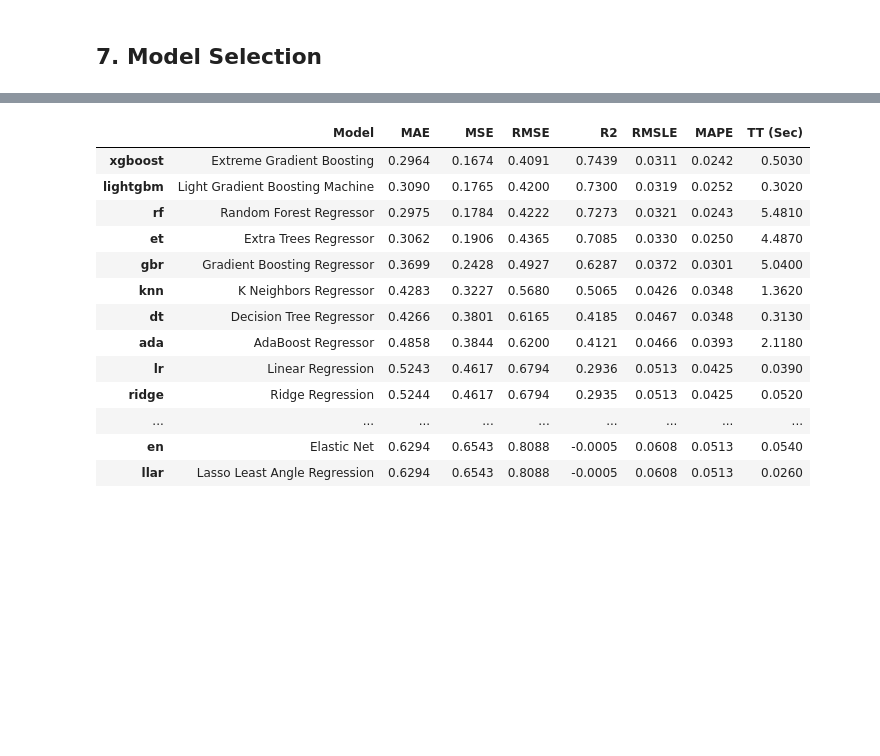
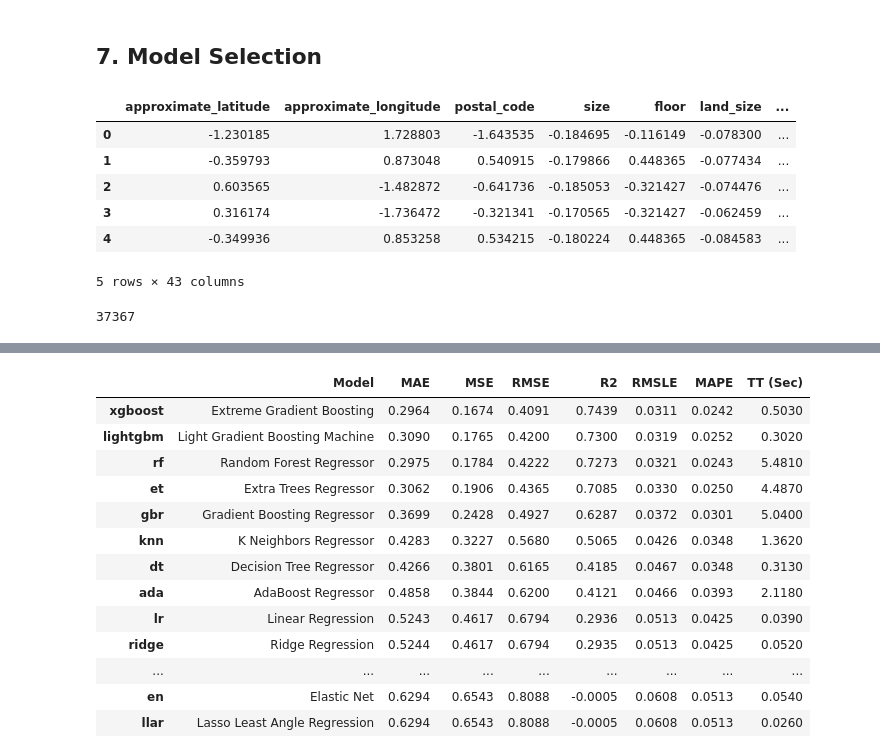
Before and after one commit to Abdellah-Laassairi/real-estate-price-prediction, a Jupyter notebook: nootebook.ipynb, the cells around one changed output, grey strips where cells are left out. Saved outputs shown, nothing was run; the diff lists cells and outputs as text; code cells hidden in the pictures; blank space fills up the shorter version.

```diff
--- a/nootebook.ipynb
+++ b/nootebook.ipynb
@@ -361,2 +367,17 @@ Y_train=np.log(Y_train_raw)
 # %% [markdown]
 ## 7. Model Selection
+# %%
+X_train_1=data_5.loc[:X_train_0.index.max(),:]
+X_train_1.head()
+# %% [output]
+|  | approximate_latitude | approximate_longitude | postal_code | size | floor | land_size | ... |
+| 0 | -1.230185 | 1.728803 | -1.643535 | -0.184695 | -0.116149 | -0.078300 | ... |
+| 1 | -0.359793 | 0.873048 | 0.540915 | -0.179866 | 0.448365 | -0.077434 | ... |
+| 2 | 0.603565 | -1.482872 | -0.641736 | -0.185053 | -0.321427 | -0.074476 | ... |
+| 3 | 0.316174 | -1.736472 | -0.321341 | -0.170565 | -0.321427 | -0.062459 | ... |
+| 4 | -0.349936 | 0.853258 | 0.534215 | -0.180224 | 0.448365 | -0.084583 | ... |
+5 rows × 43 columns
+# %%
+X_train_1.index.max()
+# %% [output]
+37367
```
Also changed, not shown: parts of 42 cells of this notebook.
